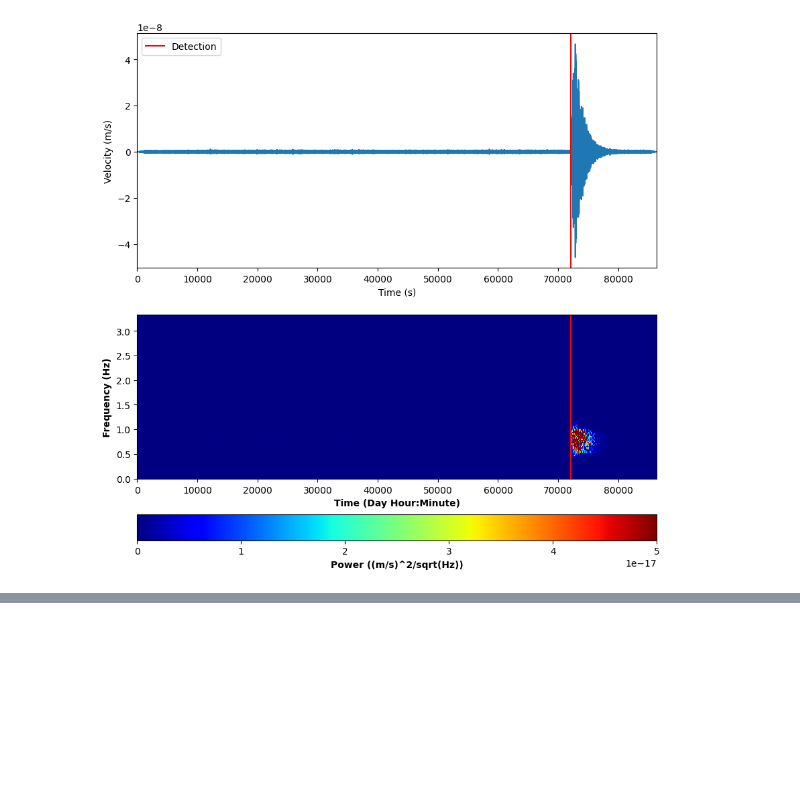
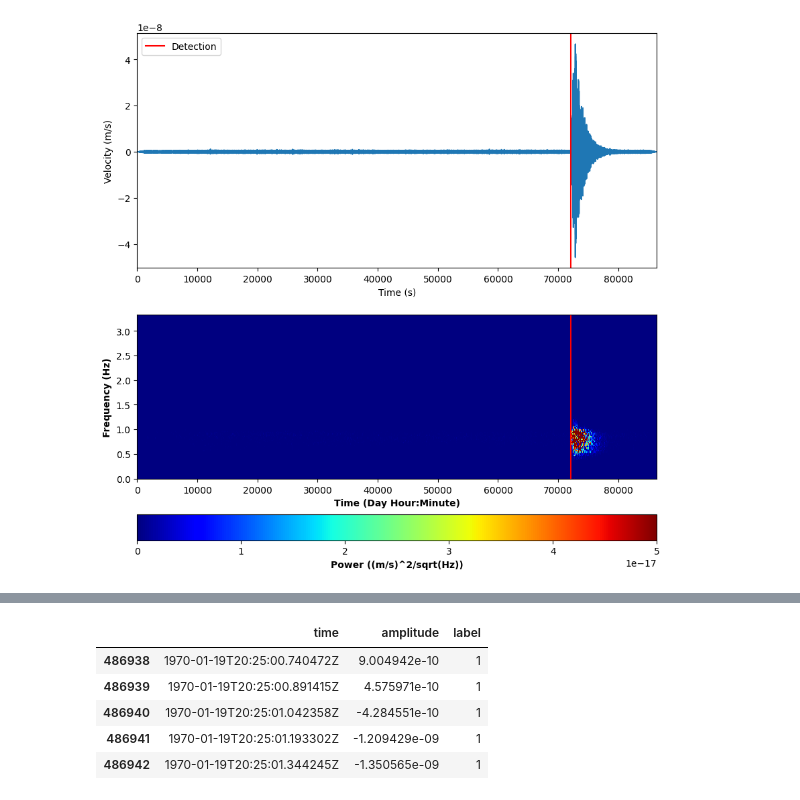
Before and after one commit to eoin-cr/nasa-hackathon, a Jupyter notebook: live_notebook.ipynb, the cells around one changed output, grey strips where cells are left out. Drawn from its saved outputs; the diff is of its cells as text; code cells hidden in the pictures; blank space fills up the shorter version.

```diff
--- a/live_notebook.ipynb
+++ b/live_notebook.ipynb
@@ -404,0 +446,9 @@ As you can see from the output list, some of the earthquakes don't record any ea
+# %%
+final_dataset[final_dataset['label'] == 1].head()
+# %% [output]
+|  | time | amplitude | label |
+| 486938 | 1970-01-19T20:25:00.740472Z | 9.004942e-10 | 1 |
+| 486939 | 1970-01-19T20:25:00.891415Z | 4.575971e-10 | 1 |
+| 486940 | 1970-01-19T20:25:01.042358Z | -4.284551e-10 | 1 |
+| 486941 | 1970-01-19T20:25:01.193302Z | -1.209429e-09 | 1 |
+| 486942 | 1970-01-19T20:25:01.344245Z | -1.350565e-09 | 1 |
```
Also changed, not shown: parts of 25 cells of this notebook, 1 other file.
